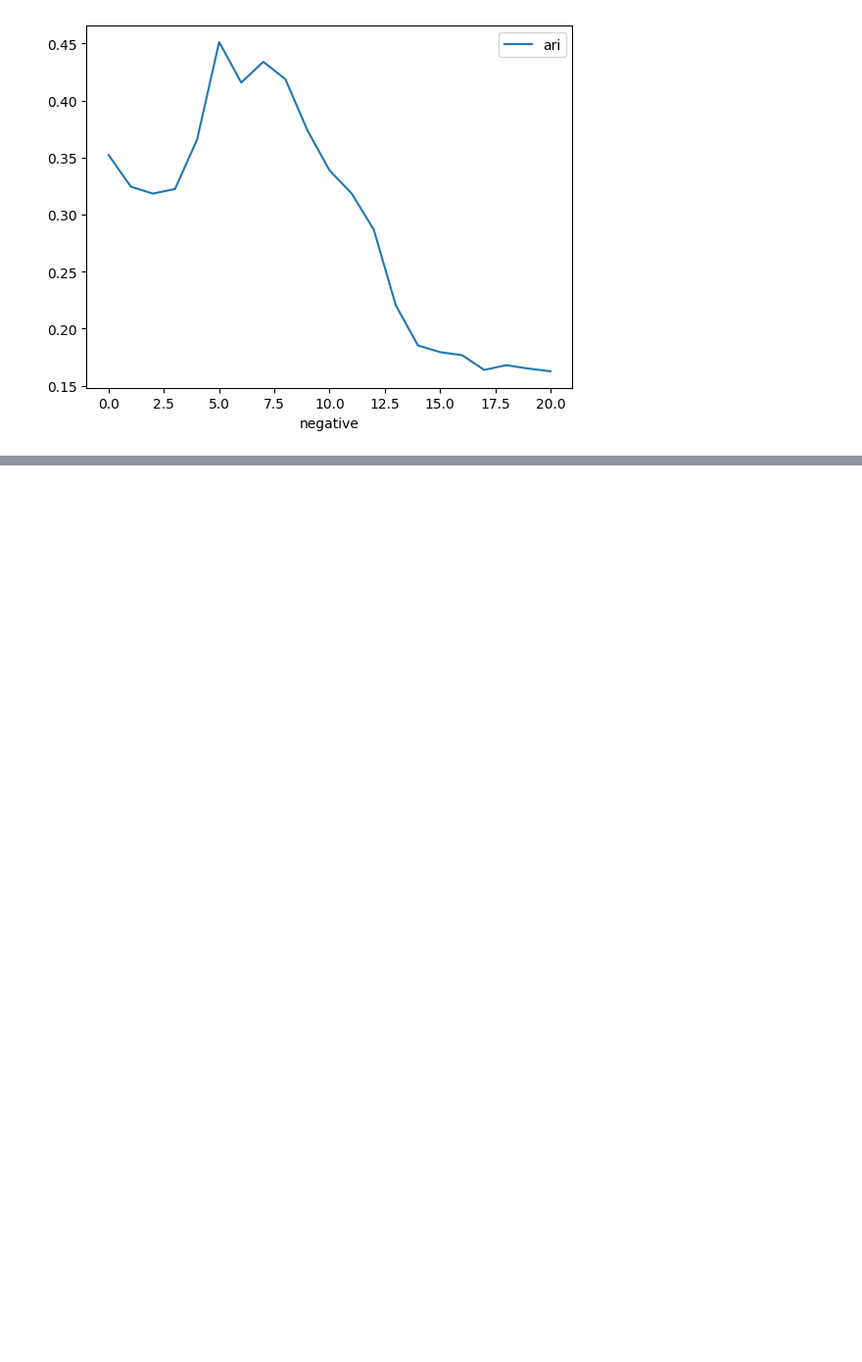
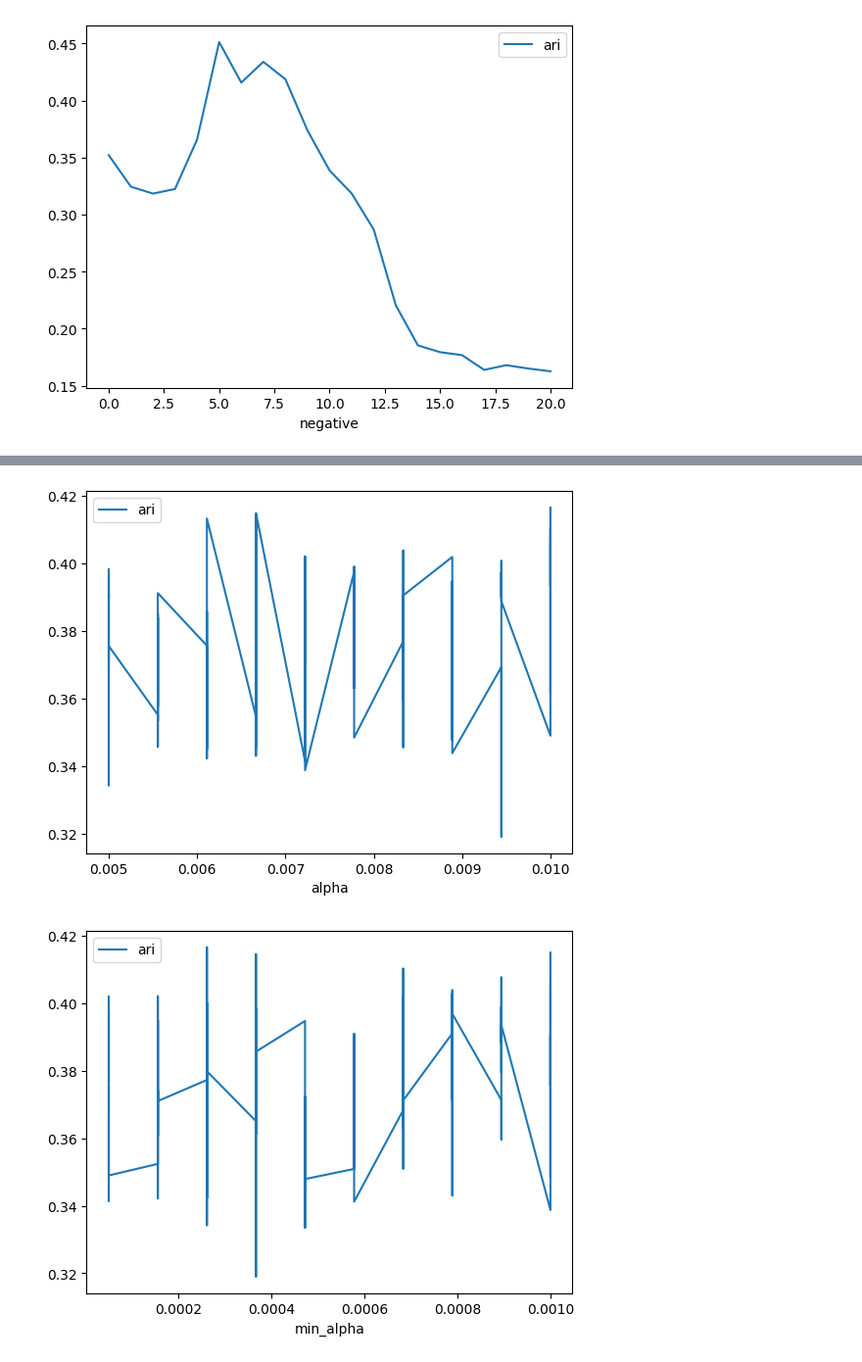
Before and after one commit to Franck-PepperLabs/pepper_automatic_product_classification_engine, a Jupyter notebook: notebooks/bench_tx_w2v.ipynb, the cells around one changed output, grey strips where cells are left out. Shown at 98% size. Drawn from its saved outputs; the diff is of its cells as text; code cells hidden in the pictures; blank space fills up the shorter version.

```diff
--- a/notebooks/bench_tx_w2v.ipynb
+++ b/notebooks/bench_tx_w2v.ipynb
@@ -1145,0 +1257,16 @@ gridsearch_data.plot(x="negative", y="ari")
+# %%
+corpus_name = "product_name"
+pipeline = tx_ml_word2vec
+ex_params_name = 'word2vec_params'
+ex_param_domain_defs = {
+    "cbow": True, "vector_size": 130, "min_df": 13, "hf_thres": 6.25e-5, "window": 5,
+    "cbow_mean": True, "hs": False, "negative": 5, "ns_exponent": .37, "n_iter": 5,
+    "alpha": (float, 5e-3, 1e-2, 10), "min_alpha": (float, 5e-5, 1e-3, 10),
+}
+gridsearch_data, _ = flipkart_gridsearch(
+    pipeline, corpora, corpus_name,
+    ex_params_name, ex_param_domain_defs,
+    verbosity=1
+)
+cls()
+display(gridsearch_data)
@@ -1145,0 +1287,11 @@ gridsearch_data.plot(x="negative", y="ari")
+# %%
+gridsearch_data.plot(x="alpha", y="ari")
+plt.show()
+gridsearch_data.sort_values(by='min_alpha').plot(x="min_alpha", y="ari")
+plt.show()
+gridsearch_data["ratio"] = gridsearch_data.alpha / gridsearch_data.min_alpha
+gridsearch_data.sort_values(by='ratio').plot(x="ratio", y="ari")
+plt.show()
+# %% [output]
+[figure, added]
+[figure, added]
```
Also changed, not shown: parts of 18 cells of this notebook, 11 other files.
